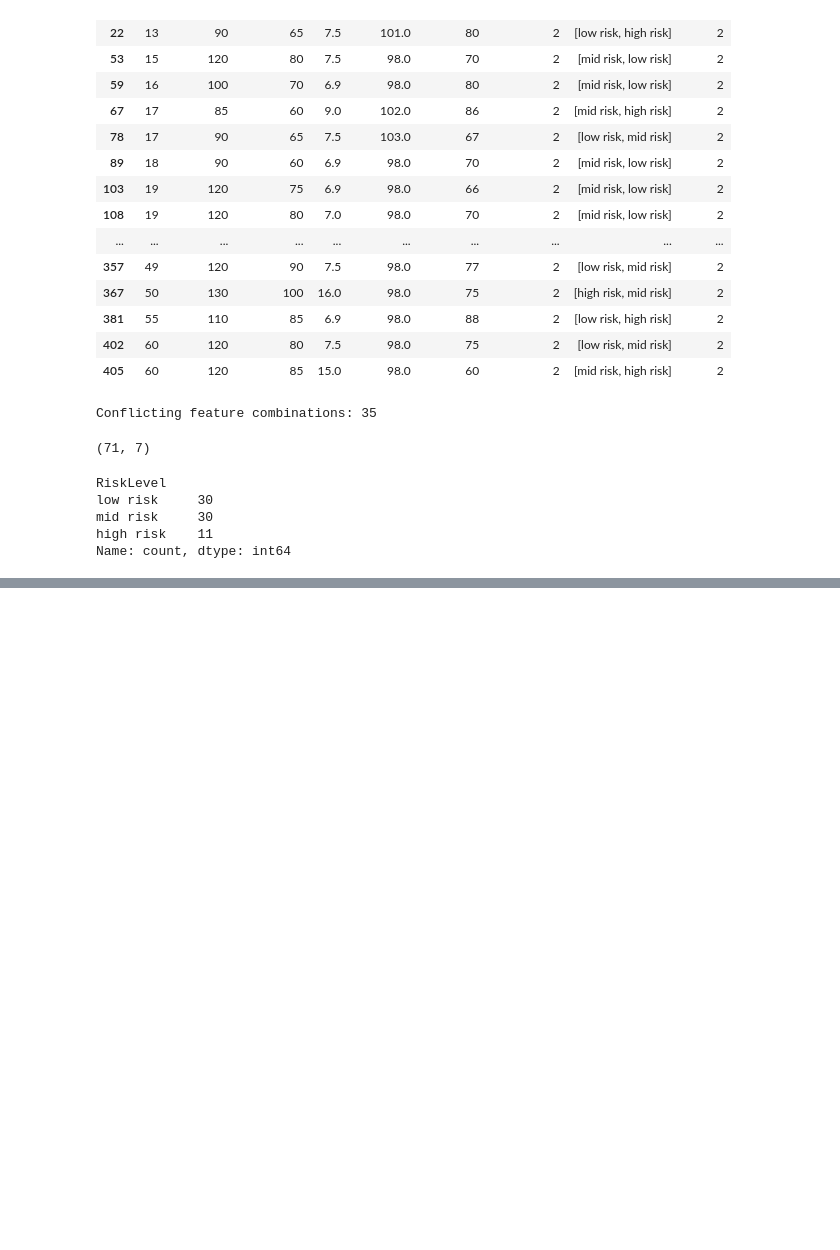
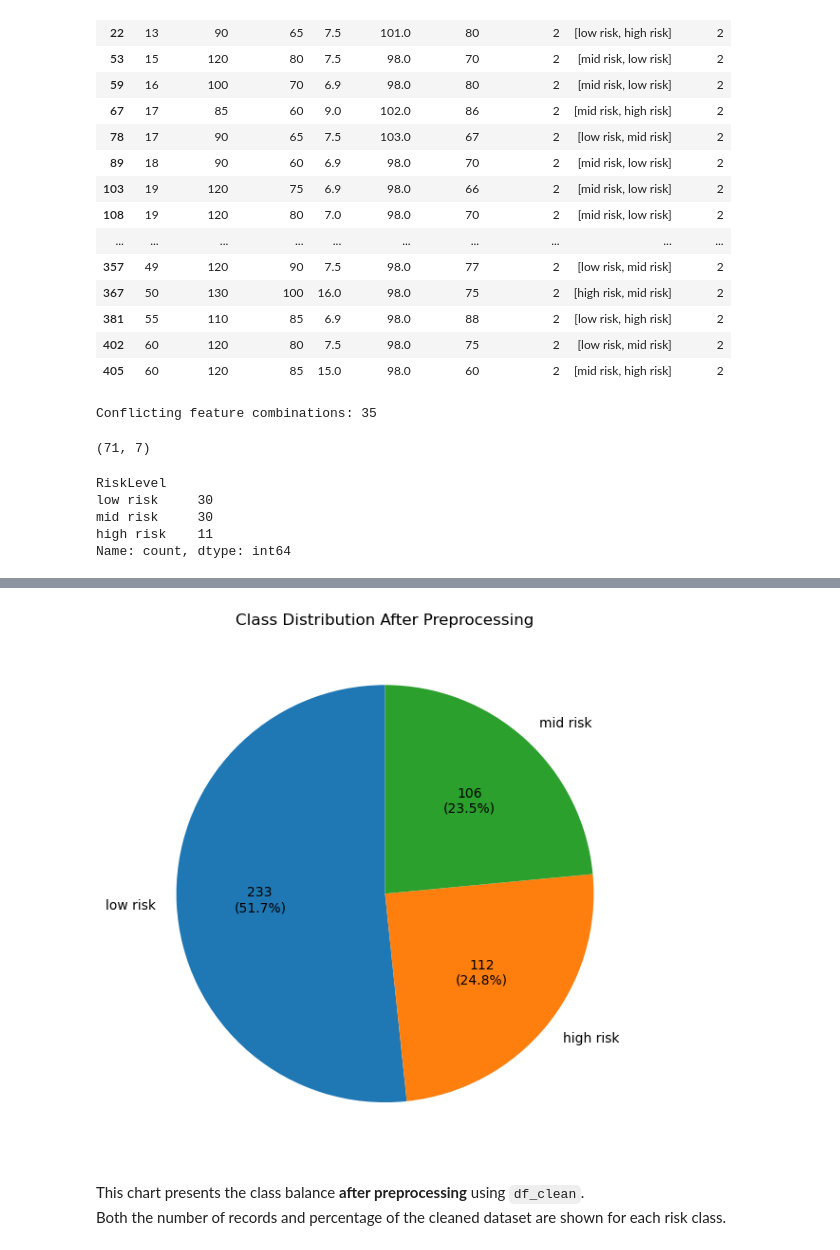
Before and after one commit to xloli20/SIC-MATERNAL-AI, a Jupyter notebook: ml/notebooks/preprocessing.ipynb, the cells around one changed output, grey strips where cells are left out. Cells and saved outputs as stored; diff of their text form; code cells hidden in the pictures; blank space fills up the shorter version.

```diff
--- a/ml/notebooks/preprocessing.ipynb
+++ b/ml/notebooks/preprocessing.ipynb
@@ -519,0 +667,27 @@ Name: count, dtype: int64
+# %%
+## 2. Final RiskLevel distribution after preprocessing
+class_counts = df_clean["RiskLevel"].value_counts()
+
+def count_and_percentage(pct):
+    total = class_counts.sum()
+    count = int(round(pct * total / 100))
+    return f"{count}\n({pct:.1f}%)"
+
+plt.figure(figsize=(7, 6))
+
+plt.pie(
+    class_counts.values,
+    labels=class_counts.index,
+    autopct=count_and_percentage,
+    startangle=90
+)
+
+plt.title("Class Distribution After Preprocessing")
+
+plt.tight_layout()
+plt.show()
+# %% [output]
+[figure, added]
+# %% [markdown]
+This chart presents the class balance **after preprocessing** using `df_clean`.
+Both the number of records and percentage of the cleaned dataset are shown for each risk class.
```
Also changed, not shown: parts of 28 cells of this notebook.
